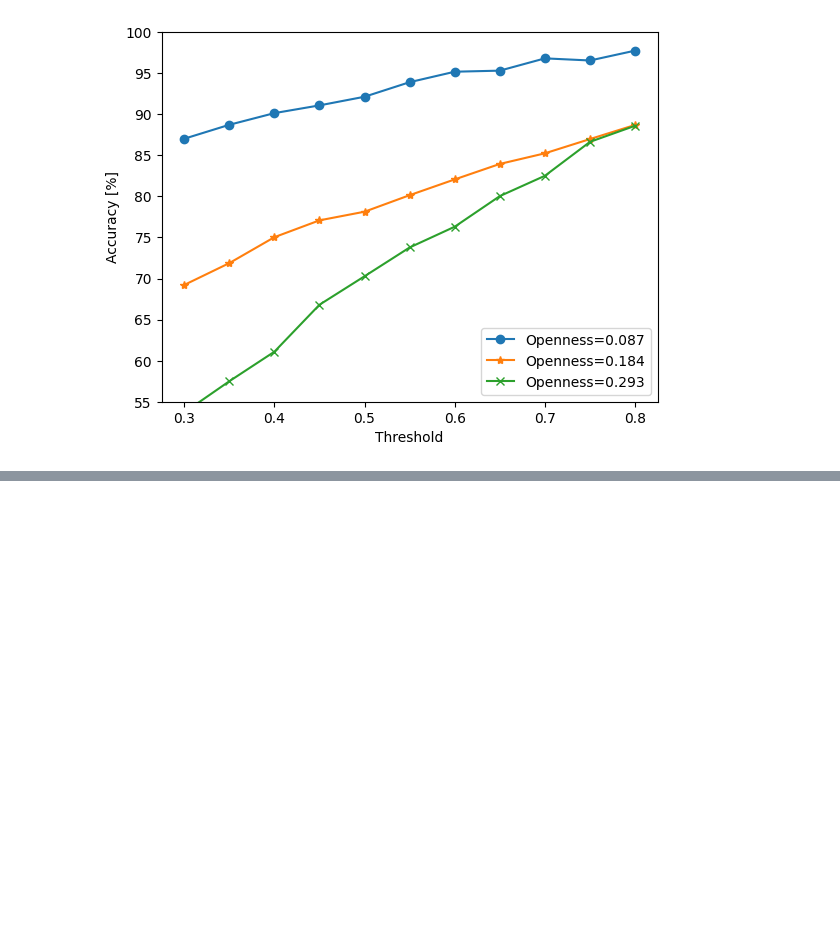
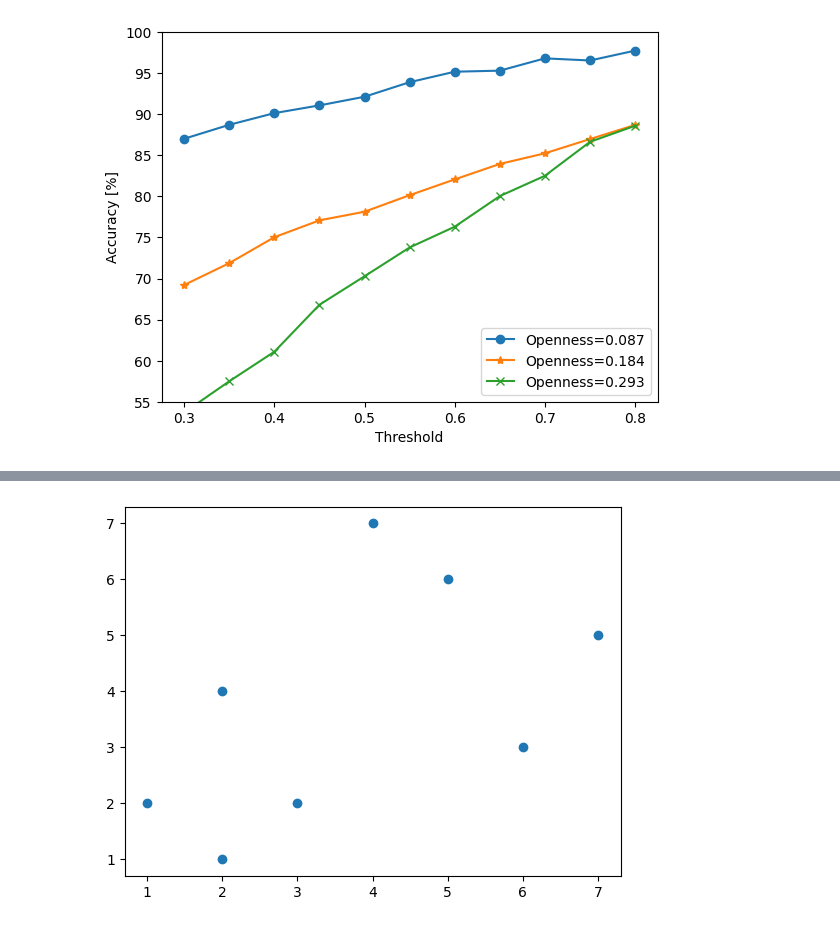
Before and after one commit to gondow86/InceptionTime, a Jupyter notebook: InceptionTime_TJL.ipynb, the cells around one changed output, grey strips where cells are left out. Cells and saved outputs as stored; diff of their text form; code cells hidden in the pictures; blank space fills up the shorter version.

```diff
--- a/InceptionTime_TJL.ipynb
+++ b/InceptionTime_TJL.ipynb
@@ -508,0 +561,17 @@ plt.legend()
+# %%
+data = [
+    [1, 2],
+    [3, 2],
+    [4, 7],
+    [2, 4],
+    [2, 1],
+    [5, 6],
+    [6, 3],
+    [7, 5],
+]
+
+x, y = zip(*data)
+plt.scatter(x, y)
+plt.show()
+# %% [output]
+[figure, added]
```
Also changed, not shown: parts of 15 cells of this notebook, 1 other file.
